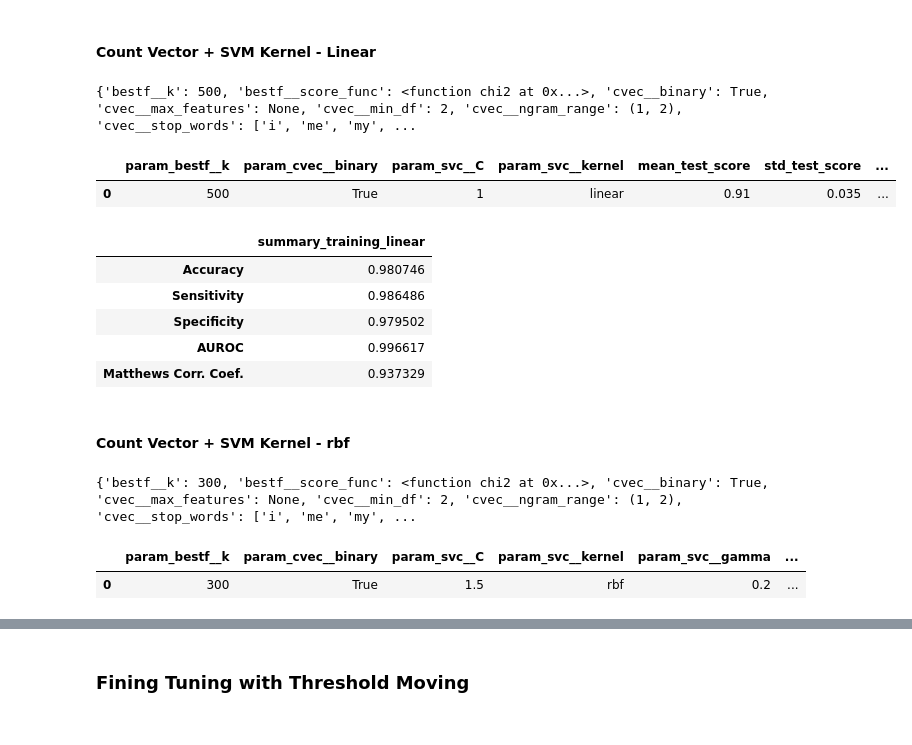
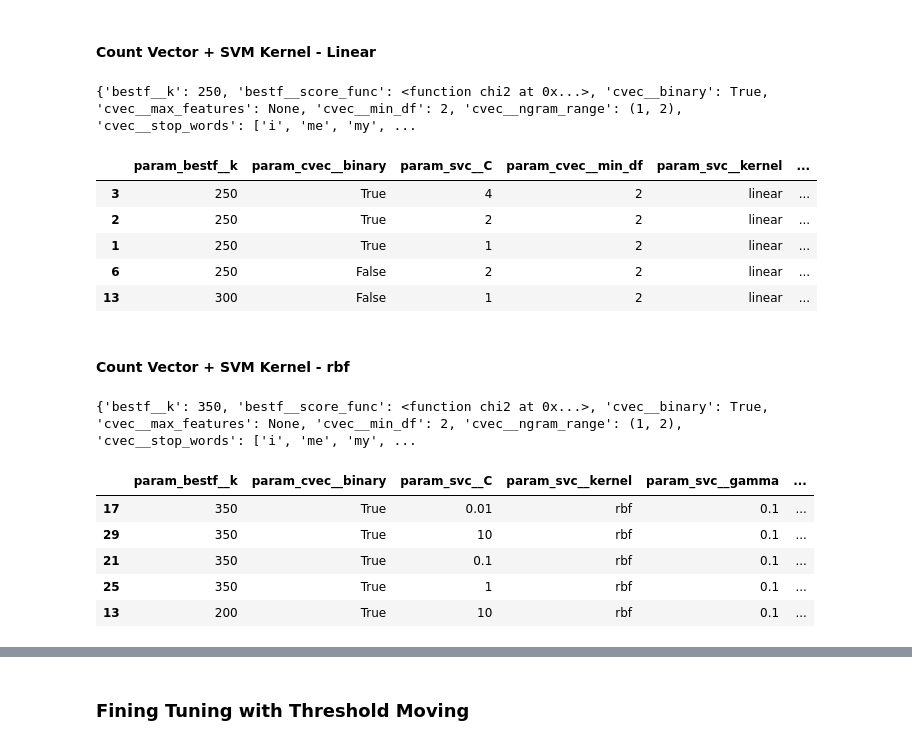
Before and after one commit to vivianyiny/eczema, a Jupyter notebook: Preprocessing & Modeling_tuning.ipynb, the cells around one changed output, grey strips where cells are left out. Cells and saved outputs as stored; diff of their text form; code cells hidden in the pictures.

```diff
--- a/Preprocessing & Modeling_tuning.ipynb
+++ b/Preprocessing & Modeling_tuning.ipynb
@@ -38,7 +38,7 @@ sns.set(style = "white", palette = "deep")
 display(HTML("<style>.container { width:95% !important; }</style>"))
 %matplotlib inline
 # %%
-Annotated_Sample = pd.read_csv('./Reddit Data/All/Reddit Eczema_All_20201201_Sample_Annotated.csv', encoding = "iso-8859-1" )
+Annotated_Sample = pd.read_csv('./Reddit Data/Reddit Eczema_All_20201201_Sample_Shuffled_Phil.csv')
 # %%
 # Downloading the default stopwords
 
@@ -61,14 +61,14 @@ tokenizer  = RegexpTokenizer(r'\w+')
 def cleaning_data(dataframe):
 
     if 'Annotation' in dataframe :
-        dataframe["label"] = dataframe["Annotation"].apply(lambda x: 1 if x == "I" else 0)
+        dataframe["label"] = dataframe["Annotation"].apply(lambda x: 1 if x == "i" else 0)
 
     #Annotated_Sample.drop(columns=['Annotation'],inplace=True)
     dataframe.rename(columns={'Author':'author'},inplace=True)
 
     #lower case
 
-    dataframe["body"] = dataframe["body"].astype(str)
+    #dataframe["body"] = dataframe["body"].astype(str)
 
     dataframe["body"] = dataframe["body"].str.lower()
 
@@ -76,10 +76,6 @@ def cleaning_data(dataframe):
 
     #remove URL
     dataframe["body"] = dataframe["body"].str.replace("http\S+", "")
-
-    #remove none letters
-
-    dataframe["body"] =  dataframe["body"].apply(lambda x: re.sub(r'[^a-z]',' ',str(x)))
 
     # Setting up the lemmatizer
 
@@ -90,6 +86,12 @@ def cleaning_data(dataframe):
         post   = [lemmatizer.lemmatize(post) for post in tokens]
         lemmatized_posts.append(" ".join(post))
 
+
+    #remove none letters
+
+    #dataframe["body"] =  dataframe["body"].apply(lambda x: re.sub(r'[^a-z]',' ',str(x)))
+
+
     # Appending the lemmatized posts to the dataframe
 
     dataframe["lemmatized_text"] = lemmatized_posts
@@ -227,11 +197,11 @@ cvec_svc_pipe = Pipeline([("cvec", CountVectorizer()),
 cvec_linear_pipe_params = {"cvec__max_features": [None],
                     "cvec__ngram_range" : [(1,2)],
                     "cvec__stop_words"  : [stop_words],
-                    "cvec__binary"      : [True],
+                    "cvec__binary"      : [True,False],
                     "cvec__min_df"      : [2],
                     "bestf__score_func" : [chi2],
-                    "bestf__k"          : [500],
-                    "svc__C"            : [1],
+                    "bestf__k"          : [250,300,350],
+                    "svc__C"            : [0.5,1,2,4],
                     "svc__kernel"       : ["linear"],
                     "svc__probability"  : [True]}
 
@@ -252,18 +222,22 @@ cvec_linear_svc_gs.fit(X_train, y_train)
 # print best parameter after tuning
 print(cvec_linear_svc_gs.best_params_)
 # %% [output]
-{'bestf__k': 500, 'bestf__score_func': <function chi2 at 0x...>, 'cvec__binary': True, 'cvec__max_features': None, 'cvec__min_df': 2, 'cvec__ngram_range': (1, 2), 'cvec__stop_words': ['i', 'me', 'my', ...
+{'bestf__k': 250, 'bestf__score_func': <function chi2 at 0x...>, 'cvec__binary': True, 'cvec__max_features': None, 'cvec__min_df': 2, 'cvec__ngram_range': (1, 2), 'cvec__stop_words': ['i', 'me', 'my', ...
 # %%
 results_linear = pd.DataFrame(cvec_linear_svc_gs.cv_results_)
 
 #results.head()
-results_linear = results_linear.sort_values(by='std_test_score')
+results_linear = results_linear.sort_values(by='rank_test_score')
 
 #results_linear.round(3).head(20)
-results_linear[['param_bestf__k','param_cvec__binary','param_svc__C', 'param_svc__kernel','mean_test_score','std_test_score','rank_test_score']].round(3).head(20)
+results_linear[['param_bestf__k','param_cvec__binary','param_svc__C', 'param_cvec__min_df','param_svc__kernel','mean_test_score','std_test_score','rank_test_score']].round(3).head(5)
 # %% [output]
-|  | param_bestf__k | param_cvec__binary | param_svc__C | param_svc__kernel | mean_test_score | std_test_score | ... |
-| 0 | 500 | True | 1 | linear | 0.91 | 0.035 | ... |
+|  | param_bestf__k | param_cvec__binary | param_svc__C | param_cvec__min_df | param_svc__kernel | ... |
+| 3 | 250 | True | 4 | 2 | linear | ... |
+| 2 | 250 | True | 2 | 2 | linear | ... |
+| 1 | 250 | True | 1 | 2 | linear | ... |
+| 6 | 250 | False | 2 | 2 | linear | ... |
+| 13 | 300 | False | 1 | 2 | linear | ... |
 # %%
 # Generating training predictions
 
@@ -274,12 +248,3 @@ cvec_linear_train_score = cvec_linear_svc_gs.decision_function(X_train)
 # Training metrics
 
 summary_training_linear=metrics.binary_classification_summary(y_train, cvec_linear_train_preds,cvec_linear_train_score,'summary_training_linear')
-# %%
-summary_training_linear.head()
-# %% [output]
-|  | summary_training_linear |
-| Accuracy | 0.980746 |
-| Sensitivity | 0.986486 |
-| Specificity | 0.979502 |
-| AUROC | 0.996617 |
-| Matthews Corr. Coef. | 0.937329 |
@@ -294,9 +265,9 @@ cvec_rbf_pipe_params = {"cvec__max_features": [None],
                     "cvec__binary"      : [True],
                     "cvec__min_df"      : [2],
                     "bestf__score_func" : [chi2],
-                    "bestf__k"          : [300],
-                    "svc__C"            : [1.5],
-                    "svc__gamma"        : [0.2],
+                    "bestf__k"          : [200,350,500],
+                    "svc__C"            : [0.01,0.1,1,10],
+                    "svc__gamma"        : [0.01,0.1,1,10],
                     "svc__kernel"       : ["rbf"],
                     "svc__probability"  : [True]}
 
@@ -317,16 +288,20 @@ cvec_rbf_svc_gs.fit(X_train, y_train)
 # print best parameter after tuning
 print(cvec_rbf_svc_gs.best_params_)
 # %% [output]
-{'bestf__k': 300, 'bestf__score_func': <function chi2 at 0x...>, 'cvec__binary': True, 'cvec__max_features': None, 'cvec__min_df': 2, 'cvec__ngram_range': (1, 2), 'cvec__stop_words': ['i', 'me', 'my', ...
+{'bestf__k': 350, 'bestf__score_func': <function chi2 at 0x...>, 'cvec__binary': True, 'cvec__max_features': None, 'cvec__min_df': 2, 'cvec__ngram_range': (1, 2), 'cvec__stop_words': ['i', 'me', 'my', ...
 # %%
 results_rbf = pd.DataFrame(cvec_rbf_svc_gs.cv_results_)
-results_rbf = results_rbf.sort_values(by='std_test_score')
+results_rbf = results_rbf.sort_values(by='rank_test_score')
 #results_rbf.head()
 
-results_rbf[['param_bestf__k','param_cvec__binary','param_svc__C', 'param_svc__kernel','param_svc__gamma','mean_test_score','std_test_score', 'rank_test_score']].round(3).head(20)
+results_rbf[['param_bestf__k','param_cvec__binary','param_svc__C', 'param_svc__kernel','param_svc__gamma','mean_test_score','std_test_score', 'rank_test_score']].round(3).head(5)
 # %% [output]
 |  | param_bestf__k | param_cvec__binary | param_svc__C | param_svc__kernel | param_svc__gamma | ... |
-| 0 | 300 | True | 1.5 | rbf | 0.2 | ... |
+| 17 | 350 | True | 0.01 | rbf | 0.1 | ... |
+| 29 | 350 | True | 10 | rbf | 0.1 | ... |
+| 21 | 350 | True | 0.1 | rbf | 0.1 | ... |
+| 25 | 350 | True | 1 | rbf | 0.1 | ... |
+| 13 | 200 | True | 10 | rbf | 0.1 | ... |
 # %%
 # Generating training predictions
 
```
Also changed, not shown: parts of 81 cells of this notebook.
